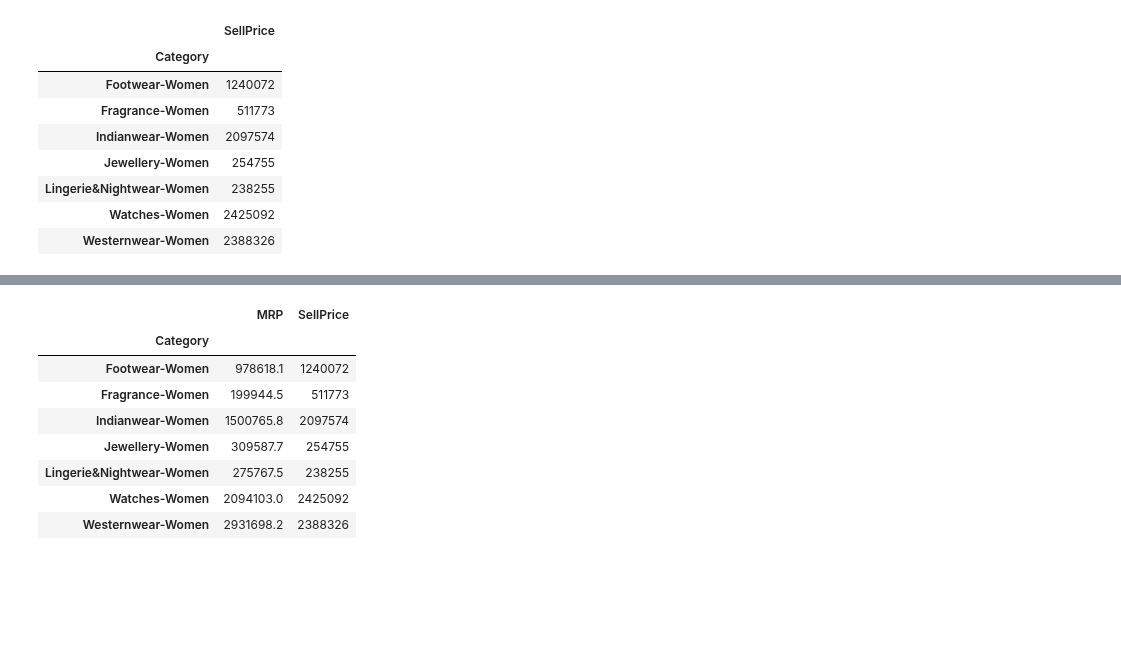
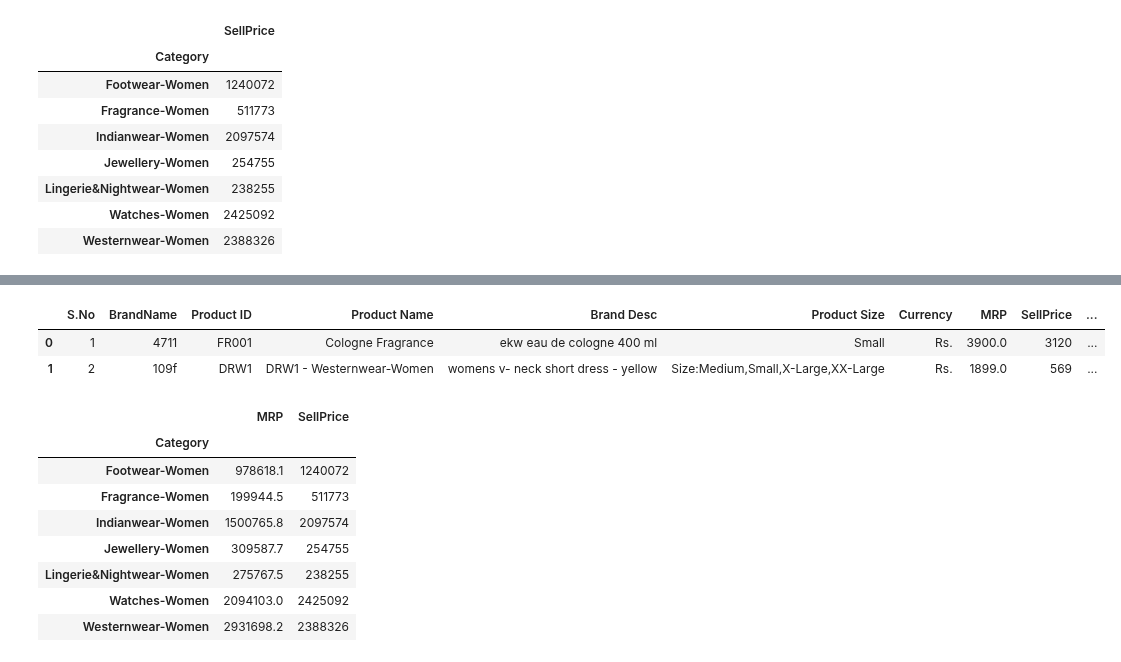
Before and after one commit to godwinnwalozie/Exploratory_Analysis_Pandas, a Jupyter notebook: Super_market_products/super.ipynb, the cells around one changed output, grey strips where cells are left out. Drawn from its saved outputs; the diff is of its cells as text; code cells hidden in the pictures; blank space fills up the shorter version.

```diff
--- a/Super_market_products/super.ipynb
+++ b/Super_market_products/super.ipynb
@@ -155,3 +194,9 @@ plt.show()
 # %%
 # Convert MRP from object to int for numerical analysis/ calculation
 df['MRP'] = pd.to_numeric(df['MRP'],'coerce')
+# %%
+df.head(2)
+# %% [output]
+|  | S.No | BrandName | Product ID | Product Name | Brand Desc | Product Size | Currency | MRP | SellPrice | ... |
+| 0 | 1 | 4711 | FR001 | Cologne Fragrance | ekw eau de cologne 400 ml | Small | Rs. | 3900.0 | 3120 | ... |
+| 1 | 2 | 109f | DRW1 | DRW1 - Westernwear-Women | womens v- neck short dress - yellow | Size:Medium,Small,X-Large,XX-Large | Rs. | 1899.0 | 569 | ... |
```
Also changed, not shown: parts of 23 cells of this notebook, 3 other files.
